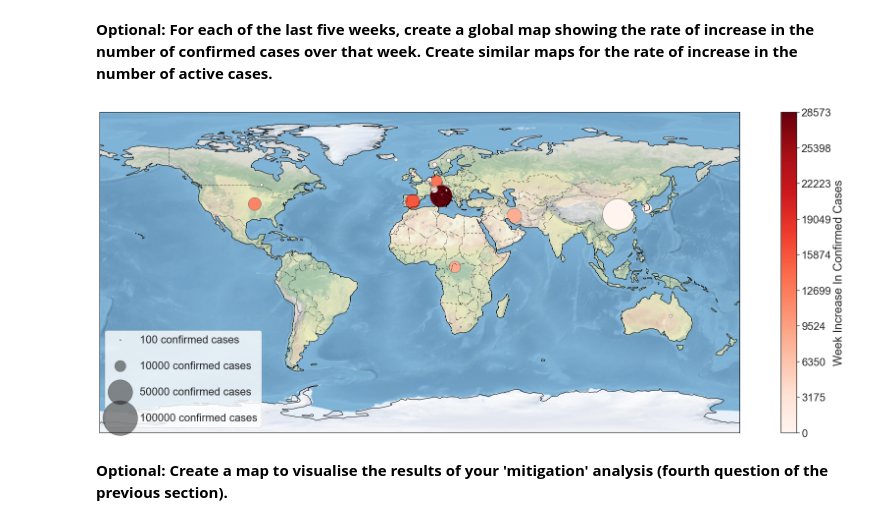
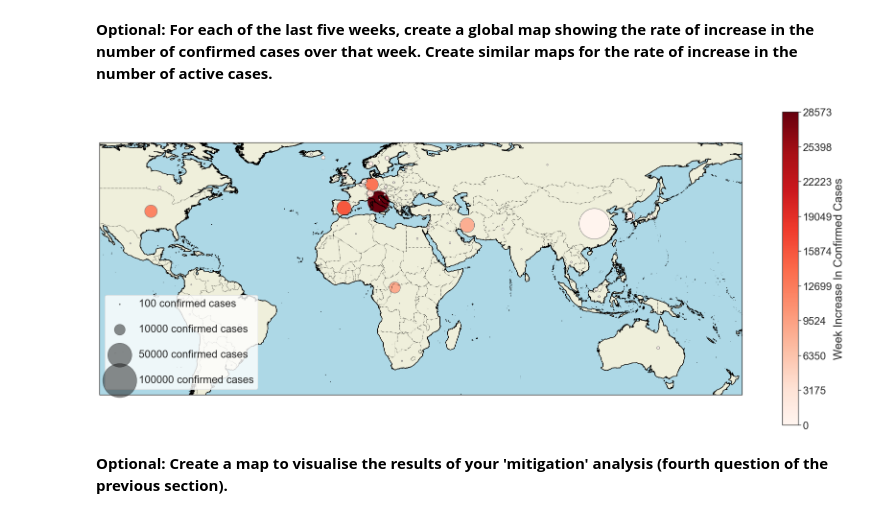
Before and after one commit to swhebell/ifq509_team01d, a Jupyter notebook: assignment1.ipynb, the cells around one changed output. Saved outputs shown, nothing was run; the diff lists cells and outputs as text; code cells hidden in the pictures.

```diff
--- a/assignment1.ipynb
+++ b/assignment1.ipynb
@@ -264,2 +506,27 @@ Of the three countries to have peaked the peak occured 27.67 ± 12.71 days after
 # %% [markdown]
 **With a disease like COVID-19 where the vast majority of cases are mild or even asymptomatic, the number of confirmed cases is going to be highly dependent on the testing strategy. Do you see any relationship between the number of cases and your estimated CFR values?**
+# %%
+# Create a long format DF of confirmed COVID-19 cases to match the earlier created long formate cfr_estimate DF
+confirmed = covid_cases.unstack()['confirmed'].droplevel(level=0).reset_index()
+confirmed.columns = ['date', 'confirmed']
+
+x = confirmed['confirmed']
+y= cfr['cfr_estimate']
+
+# Aesthetics
+sns.set(style='whitegrid')
+sns.set_context('notebook', font_scale=1.5)
+
+fig, ax = plt.subplots(figsize=(12,6))
+
+# Seaborn regplot
+sns.regplot(x=x, y=y,
+            n_boot=1000,
+            truncate=True,
+            ax=ax)
+
+ax.set_xlabel("Confirmed COVID-19 Cases")
+ax.set_ylabel("Estimated Case Fatality Rate")
+ax.set_title("Estimated CFR plotted against total confirmed COVID-19 cases\nand univariable linear regression line of best fit")
+
+plt.show()
@@ -286,11 +557,11 @@ sns.set_context('notebook', font_scale=2)
 fig, ax = plt.subplots(figsize=(20,20))
 
 for country in at_least_50:
-    # Temporary DF of only confirmed cases and days since for each country
-    to_plot = covid_cases.loc[:,(['confirmed', 'days_since_ten'], country)].swaplevel(axis=1).droplevel('Country/Region', axis=1)
+    # Temporary DF of only confirmed cases per million and days since for each country
+    to_plot = covid_cases.loc[:,(['confirmed_per_million', 'days_since_ten'], country)].swaplevel(axis=1).droplevel('Country/Region', axis=1)
     # Plot only days after day 0 (10 cases)
     to_plot = to_plot[to_plot.days_since_ten >= 0]
-    ax.plot(to_plot['days_since_ten'], to_plot['confirmed'], linewidth=2, label=country)
+    ax.plot(to_plot['days_since_ten'], to_plot['confirmed_per_million'], linewidth=2, label=country)
 
 # Log scale for the y axis (makes it more interpretable between countries early in the pandemic)
 ax.set_yscale('log')
@@ -298,10 +569,10 @@ ax.yaxis.set_major_formatter(ScalarFormatter())
 ax.set_xlim(0,60)
 
 # Title and labels
-ax.set_ylabel("Total Confirmed Cases (log scale)")
+ax.set_ylabel("log(Total Confirmed Cases per Million Population)")
 ax.set_xlabel("Days (since 10 confirmed cases or data recording commenced)")
 
-ax.set_title("Confirmed COVID-19 Cases for Countries with at least 50 cases")
+ax.set_title("Confirmed COVID-19 Cases for Countries with at least 50 cases (normalised for population)")
 
 # Legend
 ax.legend(ncol=2, loc='center left', bbox_to_anchor=(1.02, 0.5))
@@ -318,11 +653,16 @@ plt.show()
 fig = plt.figure(figsize=(30,12))
 
 ax = fig.add_subplot(1, 1, 1, projection=ccrs.PlateCarree())
-ax.stock_img()
-ax.add_feature(cfeature.BORDERS, linestyle=':')
 ax.add_feature(cfeature.COASTLINE)
+ax.add_feature(cfeature.BORDERS, linestyle=':', alpha=1)
+ax.add_feature(cfeature.OCEAN, facecolor=("lightblue"))
+ax.add_feature(cfeature.LAND)
+ax.coastlines(resolution='10m')
+
 
 data_crs = ccrs.PlateCarree()
+
+
 
 week_change_list = []
 week_confirmed_list = []
@@ -338,34 +678,34 @@ for country in covid_cases['confirmed'].columns:
 mini, maxi = min(week_change_list), max(week_change_list)
 norm=plt.Normalize(mini,maxi)
 
 for country in covid_cases['confirmed'].columns:
     lat, long = coords.loc[country, 'Lat'], coords.loc[country, 'Long']
     week_end = most_recent_date
     week_start = most_recent_date - timedelta(days=7)
     week_end_confirmed = covid_cases.loc[week_end, ('confirmed', country)].item()
     week_start_confirmed = covid_cases.loc[week_start, ('confirmed', country)].item()
     week_change = week_end_confirmed - week_start_confirmed
     ax.scatter(long, lat, transform=data_crs,
               c=week_change, s=(week_end_confirmed/20),
               cmap='Reds', alpha=1, edgecolors='grey',
               norm=norm)
     #ax.text(long, lat, country)
 
 sm = plt.cm.ScalarMappable(cmap='Reds', norm=plt.Normalize(vmin=mini, vmax=maxi))
 sm._A = []
 cb = plt.colorbar(sm, label='Week Increase In Confirmed Cases')
 cb.set_ticks(np.linspace(mini, maxi, 10))
 
 # make legend with dummy points
 for a in [100, 10000, 50000, 100000]:
     plt.scatter([], [], c='k', alpha=0.5, s=a/20,
                 label=str(a) + ' confirmed cases')
 plt.legend(scatterpoints=1, frameon=True,
            labelspacing=1.5, loc='lower left')
 
 plt.show()
 # %% [output]
-[figure, old version]
+[figure, new version]
 # %% [markdown]
 **Optional: Create a map to visualise the results of your 'mitigation' analysis (fourth question of the previous section).**
 # %% [markdown]
```
Also changed, not shown: parts of 30 cells of this notebook.
